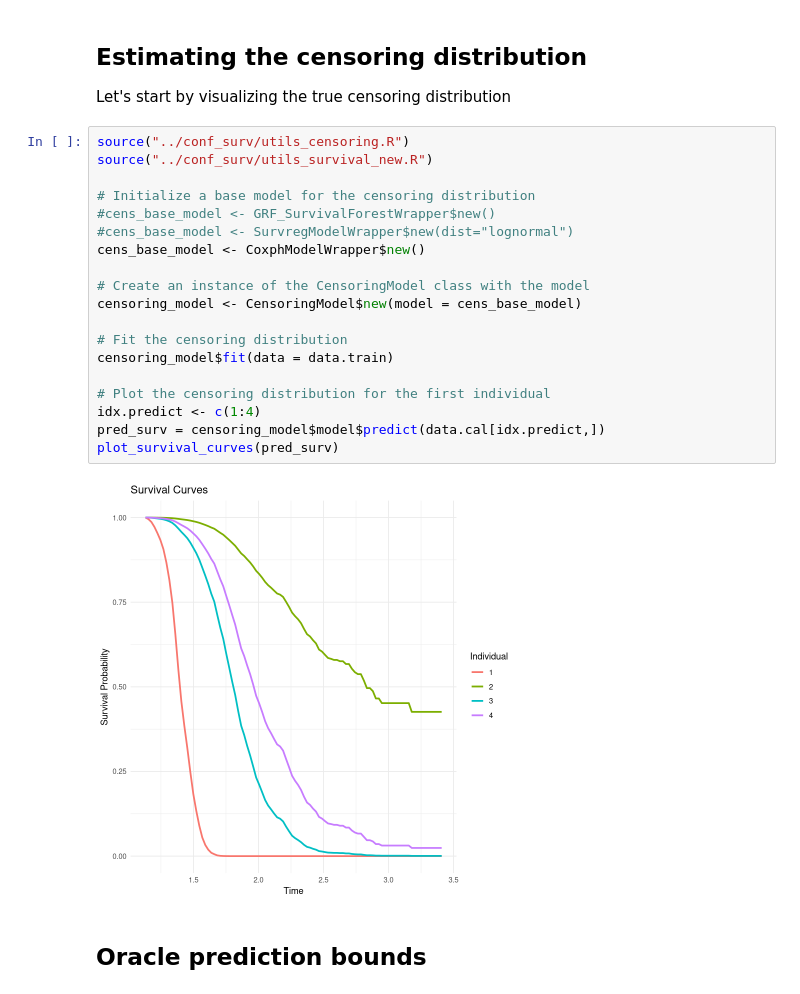
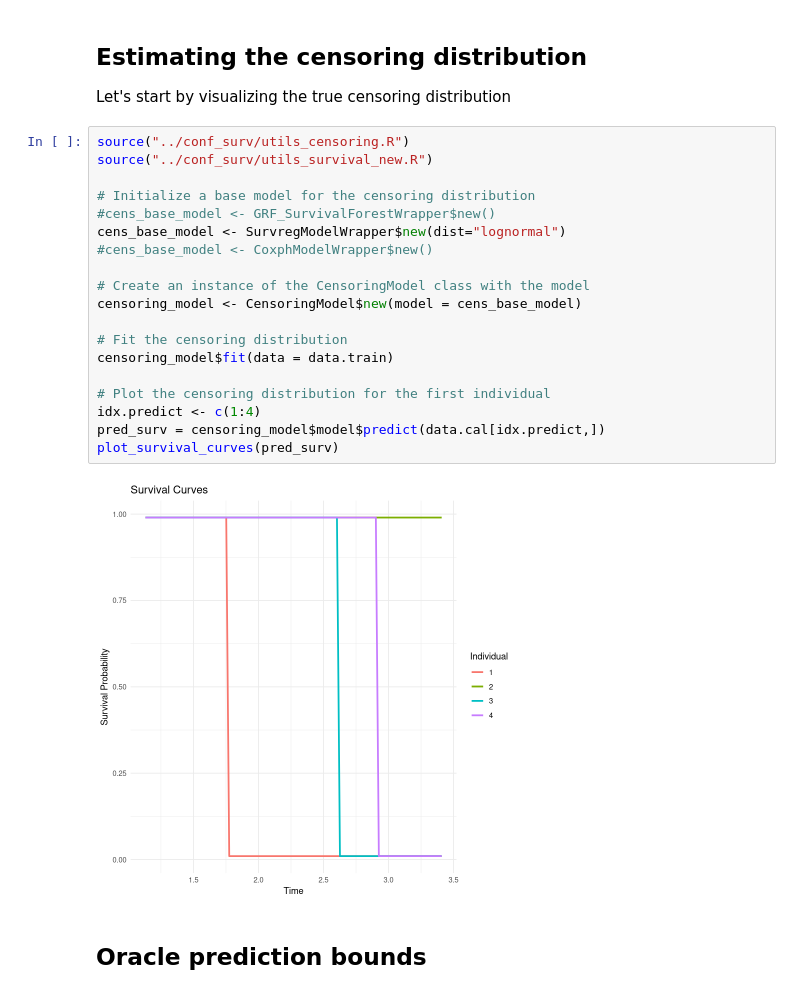
Before and after one commit to msesia/conformal_survival, a Jupyter notebook: code/examples/survival-cqr-new.ipynb, the cells around one changed output. Cells and saved outputs as stored; diff of their text form.

```diff
--- a/code/examples/survival-cqr-new.ipynb
+++ b/code/examples/survival-cqr-new.ipynb
@@ -267,24 +241,24 @@ Let's start by visualizing the true censoring distribution
 # %%
 source("../conf_surv/utils_censoring.R")
 source("../conf_surv/utils_survival_new.R")
 
 # Initialize a base model for the censoring distribution
 #cens_base_model <- GRF_SurvivalForestWrapper$new()
-#cens_base_model <- SurvregModelWrapper$new(dist="lognormal")
-cens_base_model <- CoxphModelWrapper$new()
+cens_base_model <- SurvregModelWrapper$new(dist="lognormal")
+#cens_base_model <- CoxphModelWrapper$new()
 
 # Create an instance of the CensoringModel class with the model
 censoring_model <- CensoringModel$new(model = cens_base_model)
 
 # Fit the censoring distribution
 censoring_model$fit(data = data.train)
 
 # Plot the censoring distribution for the first individual
 idx.predict <- c(1:4)
 pred_surv = censoring_model$model$predict(data.cal[idx.predict,])
 plot_survival_curves(pred_surv)
 # %% [output]
-[figure, old version]
+[figure, new version]
 # %% [markdown]
 ## Oracle prediction bounds
 # %%
```
Also changed, not shown: parts of 4 cells of this notebook, 1 other file.
